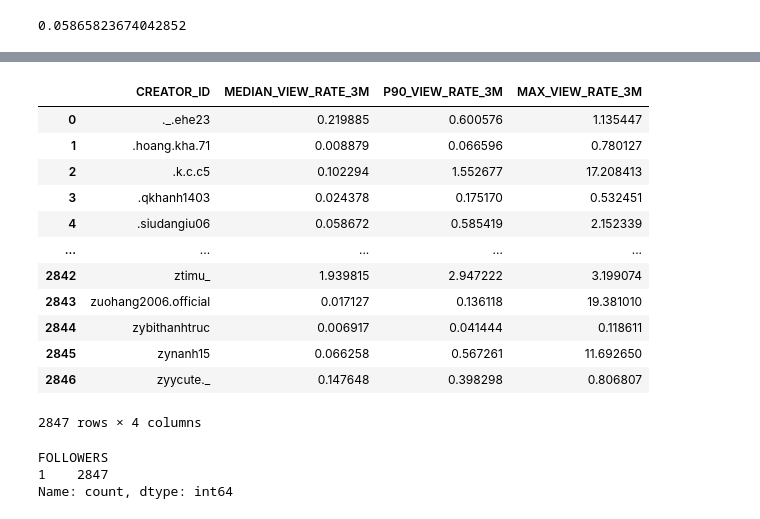
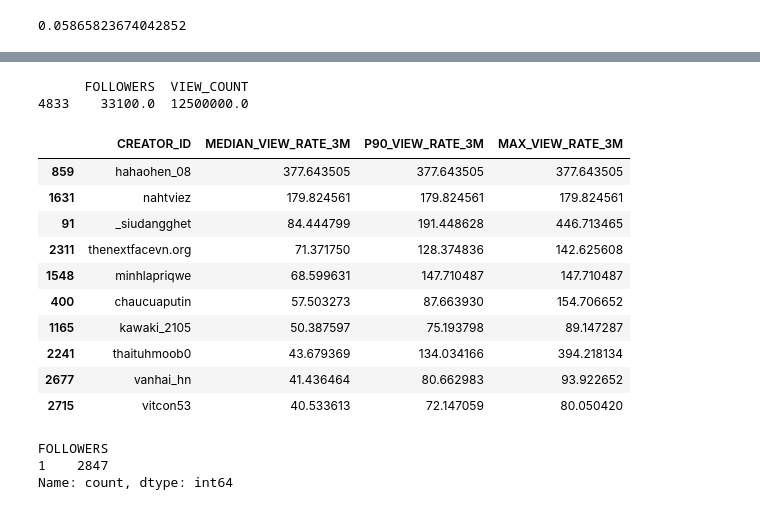
Before and after one commit to lamphat344961-alt/TIKTOK_crawl_V2, a Jupyter notebook: clustering/feature_engineering.ipynb, the cells around one changed output, grey strips where cells are left out. Saved outputs shown, nothing was run; the diff lists cells and outputs as text; code cells hidden in the pictures.

```diff
--- a/clustering/feature_engineering.ipynb
+++ b/clustering/feature_engineering.ipynb
@@ -162,6 +222,10 @@ def safe_divide(num, denom):
         num / denom
     )
 # %%
+dataset_3m["VIEW_RATE"] = safe_divide(
+    dataset_3m["VIEW_COUNT"], dataset_3m["FOLLOWERS"]
+)
+
 dataset_3m["LIKE_RATE"] = safe_divide(
     dataset_3m["LIKE_COUNT"], dataset_3m["VIEW_COUNT"]
 )
@@ -216,22 +295,27 @@ creator_reach = (
     )
     .reset_index()
 )
+# %%
+result = dataset_3m.loc[dataset_3m['CREATOR_ID'] == 'hahaohen_08', ['FOLLOWERS', 'VIEW_COUNT']]
+
+print(result)
+# %% [output]
+      FOLLOWERS  VIEW_COUNT
+4833    33100.0  12500000.0
 # %%
-creator_reach
+creator_reach.sort_values("MEDIAN_VIEW_RATE_3M", ascending=False).head(10)
 # %% [output]
 |  | CREATOR_ID | MEDIAN_VIEW_RATE_3M | P90_VIEW_RATE_3M | MAX_VIEW_RATE_3M |
-| 0 | ._.ehe23 | 0.219885 | 0.600576 | 1.135447 |
-| 1 | .hoang.kha.71 | 0.008879 | 0.066596 | 0.780127 |
-| 2 | .k.c.c5 | 0.102294 | 1.552677 | 17.208413 |
-| 3 | .qkhanh1403 | 0.024378 | 0.175170 | 0.532451 |
-| 4 | .siudangiu06 | 0.058672 | 0.585419 | 2.152339 |
-| ... | ... | ... | ... | ... |
-| 2842 | ztimu_ | 1.939815 | 2.947222 | 3.199074 |
-| 2843 | zuohang2006.official | 0.017127 | 0.136118 | 19.381010 |
-| 2844 | zybithanhtruc | 0.006917 | 0.041444 | 0.118611 |
-| 2845 | zynanh15 | 0.066258 | 0.567261 | 11.692650 |
-| 2846 | zyycute._ | 0.147648 | 0.398298 | 0.806807 |
+| 859 | hahaohen_08 | 377.643505 | 377.643505 | 377.643505 |
+| 1631 | nahtviez | 179.824561 | 179.824561 | 179.824561 |
+| 91 | _siudangghet | 84.444799 | 191.448628 | 446.713465 |
+| 2311 | thenextfacevn.org | 71.371750 | 128.374836 | 142.625608 |
+| 1548 | minhlapriqwe | 68.599631 | 147.710487 | 147.710487 |
+| 400 | chaucuaputin | 57.503273 | 87.663930 | 154.706652 |
+| 1165 | kawaki_2105 | 50.387597 | 75.193798 | 89.147287 |
+| 2241 | thaituhmoob0 | 43.679369 | 134.034166 | 394.218134 |
+| 2677 | vanhai_hn | 41.436464 | 80.662983 | 93.922652 |
+| 2715 | vitcon53 | 40.533613 | 72.147059 | 80.050420 |
-2847 rows × 4 columns
 # %%
 dataset_3m.groupby("CREATOR_ID")["FOLLOWERS"].nunique().value_counts()
 # %% [output]
```
Also changed, not shown: parts of 20 cells of this notebook.
